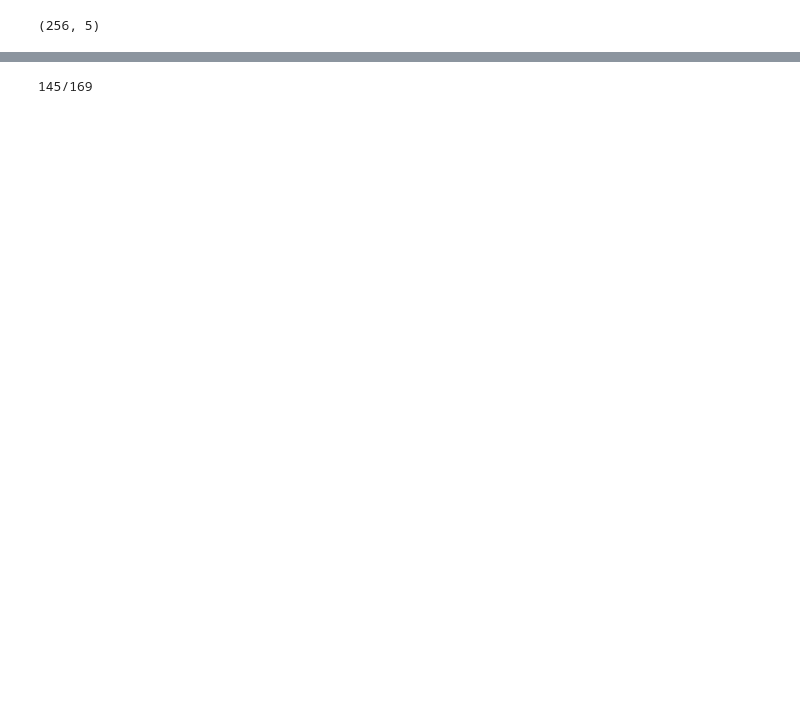
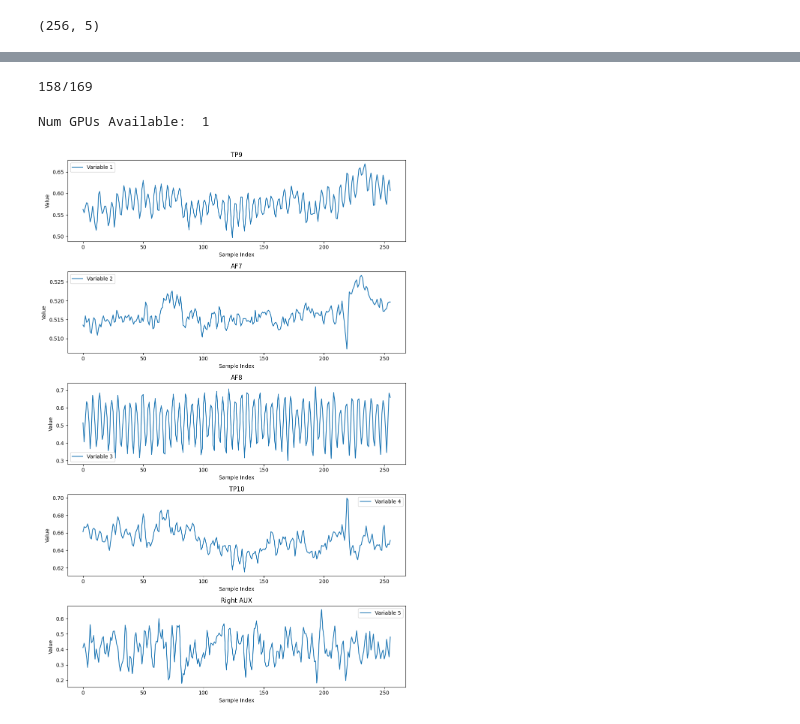
Before and after one commit to JP-Vela/BioHack2025, a Jupyter notebook: classify.ipynb, the cells around one changed output, grey strips where cells are left out. Drawn from its saved outputs; the diff is of its cells as text; code cells hidden in the pictures; blank space fills up the shorter version.

Commit message:
Removed Right Aux feature becuase it's just noise

```diff
--- a/classify.ipynb
+++ b/classify.ipynb
@@ -83,10 +63,10 @@ array([[1533223253.545, 11.719, 25.879, -240.234, 24.902, 70.801],
        [1533223254.541, 7.812, 30.273, 333.008, 18.066, -30.762]],
       dtype=object)
 # %%
-X = concentrating_data[:, :, 1:]  # Remove the first column
-X = np.concatenate([X, neutral_data[:, :, 1:]], axis=0)
+X = concentrating_data[:, :, 1:5]  # Remove the first column
+X = np.concatenate([X, neutral_data[:, :, 1:5]], axis=0)
 
-y = np.array([0] * concentrating_data[:, :, 1:].shape[0] + [1] * neutral_data[:, :, 1:].shape[0])
+y = np.array([0] * concentrating_data[:, :, 1:5].shape[0] + [1] * neutral_data[:, :, 1:5].shape[0])
 # %%
 from sklearn.utils import shuffle
 from sklearn.model_selection import train_test_split
@@ -140,7 +120,7 @@ W0000 00:00:1742063533.037910   11607 computation_placer.cc:177] computation pla
 To enable the following instructions: AVX2 FMA, in other operations, rebuild TensorFlow with the appropriate compiler flags.
 # %%
-# Define the input shape (256x5)
-input_shape = (256, 5)
+# Define the input shape (256x4)
+input_shape = (256, 4)
 
 # Build the CNN model
 model = keras.Sequential([
@@ -225,4 +205,9 @@ for i in range(preds.shape[0]):
 
 print(f"{score}/{preds.shape[0]}")
 # %% [output]
-145/169
+158/169
+# %%
+import tensorflow as tf
+print("Num GPUs Available: ", len(tf.config.list_physical_devices('GPU')))
+# %% [output]
+Num GPUs Available:  1
@@ -228,0 +216,28 @@ print(f"{score}/{preds.shape[0]}")
+# %%
+def plot_sample(sample):
+    variables = ['TP9','AF7','AF8','TP10','Right AUX']
+
+    # Number of samples
+    num_samples = sample.shape[0]
+
+    # Create a figure with 5 subplots (1 column and 5 rows)
+    fig, axes = plt.subplots(5, 1, figsize=(10, 15))
+
+    # Plot each of the 5 variables in separate subplots
+    for i in range(sample.shape[1]):
+        axes[i].plot(range(num_samples), sample[:, i], label=f'Variable {i+1}')
+        axes[i].set_title(f'{variables[i]}')
+        axes[i].set_xlabel('Sample Index')
+        axes[i].set_ylabel('Value')
+        axes[i].legend()
+
+    # Adjust layout to prevent overlap
+    plt.tight_layout()
+
+    # Display the plot
+    plt.show()
+# %%
+# Concentrated waves
+plot_sample(X_train_scaled[0])
+# %% [output]
+[figure, added]
```
Also changed, not shown: parts of 8 cells of this notebook.
